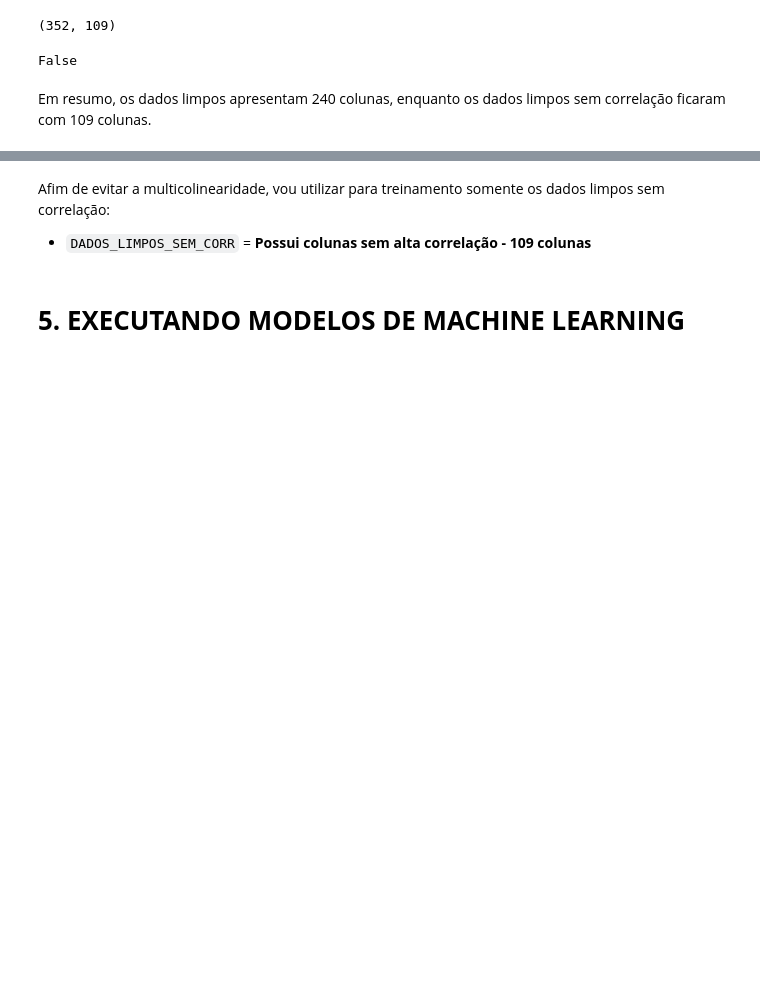
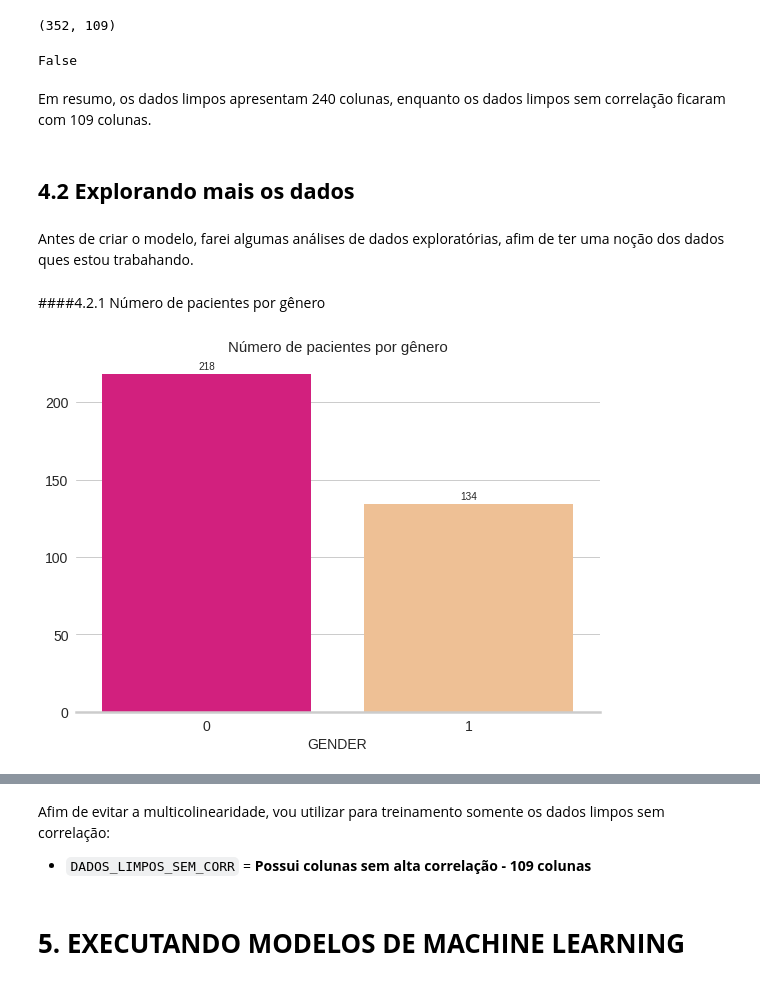
Before and after one commit to letpires/ICUPredictionSirioLibanes, a Jupyter notebook: Leticia_Pires.ipynb, the cells around one changed output, grey strips where cells are left out. Drawn from its saved outputs; the diff is of its cells as text; code cells hidden in the pictures; blank space fills up the shorter version.

```diff
--- a/Leticia_Pires.ipynb
+++ b/Leticia_Pires.ipynb
@@ -180,3 +180,45 @@ def remove_corr_var(dados, valor_corte = 0.95):
   excluir = [coluna for coluna in matriz_superior.columns if any(matriz_superior[coluna]> valor_corte)]
 
   return dados.drop(excluir, axis=1)
+# %%
+'''
+Função que gera um  gráfico countplot.
+'''
+
+def plot_countplot_chart (dataframe, eixox, titulo):
+
+  #criando uma figure, axes, alterando tamanho
+  fig, ax = plt.subplots(figsize=(8,6))
+
+  #criando o gráfico de barras
+  sns.countplot(x=dataframe[eixox],  ax=ax, data=dataframe,  palette="Accent_r")
+
+  #colocando valor nas barras
+  for p in ax.patches:
+    height = p.get_height()
+    ax.text(p.get_x()+p.get_width()/2.,
+    height + 3,
+    '{:1.0f}'.format((height)),
+    ha='center', fontsize=10)
+
+  #adicionando título
+  ax.set_title(titulo, fontdict={'fontsize':15})
+
+  #mudando e nome e tamanho do label x
+  ax.set_xlabel(eixox, fontdict={'fontsize':14})
+
+  #mudando tamanho do label eixo y
+  ax.set_ylabel('')
+
+  #mudando tamanho dos labels dos ticks
+  ax.tick_params(labelsize=14)
+
+  #aumentando espessura linha inferior
+  ax.spines['bottom'].set_linewidth(2.5)
+
+  #remoção dos outros três axis
+  for axis in ['top', 'right', 'left']:
+      ax.spines[axis].set_color(None)
+
+  #otimizar espaço da figure
+  fig.tight_layout();
@@ -548,3 +648,13 @@ print (check_for_nan_sem_corr)
 False
 # %% [markdown]
 Em resumo, os dados limpos apresentam 240 colunas, enquanto os dados limpos sem correlação ficaram com 109 colunas.
+# %% [markdown]
+## **4.2 Explorando mais os dados**
+# %% [markdown]
+Antes de criar o modelo, farei algumas análises de dados exploratórias, afim de ter uma noção dos dados ques estou trabahando.
+# %% [markdown]
+####4.2.1 Número de pacientes por gênero
+# %%
+plot_countplot_chart(dados_limpos_sem_corr, 'GENDER', "Número de pacientes por gênero")
+# %% [output]
+[figure, added]
```
Also changed, not shown: parts of 44 cells of this notebook.
